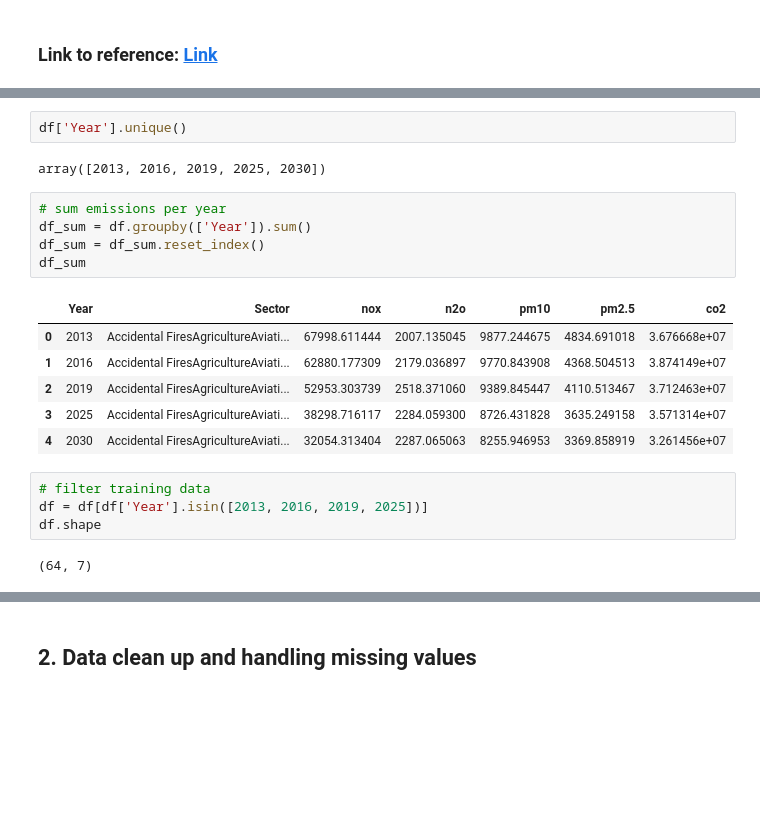
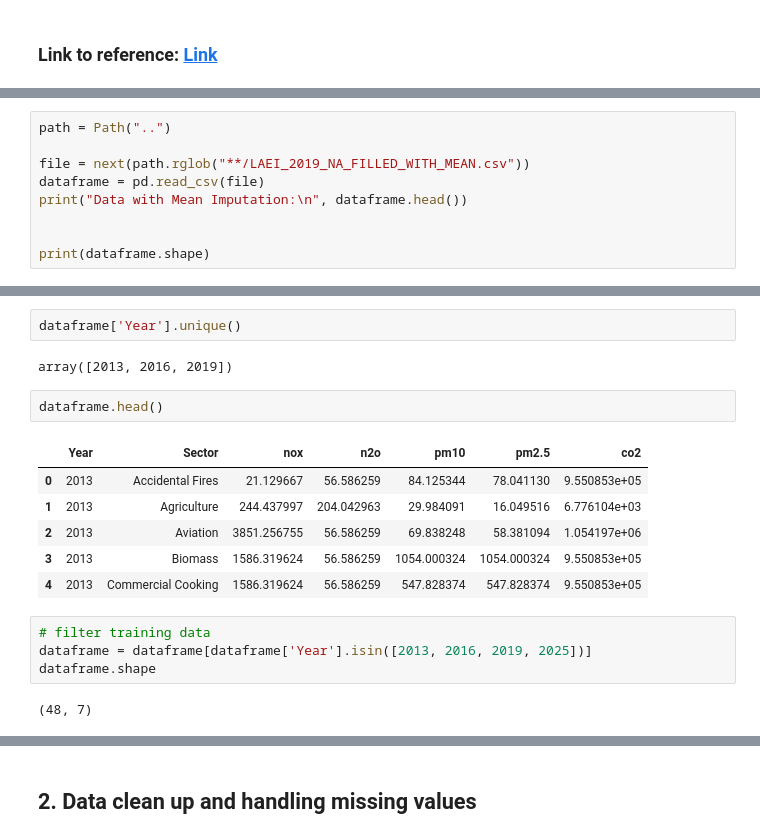
Before and after one commit to danilopsss/uol_group_d, a Jupyter notebook: ipynb_files/code/SVM.ipynb, the cells around one changed output, grey strips where cells are left out. Cells and saved outputs as stored; diff of their text form; blank space fills up the shorter version.

```diff
--- a/ipynb_files/svm.ipynb
+++ b/ipynb_files/code/SVM.ipynb
@@ -38,0 +23,9 @@ df.head()
+# %%
+path = Path("..")
+
+file = next(path.rglob("**/LAEI_2019_NA_FILLED_WITH_MEAN.csv"))
+dataframe = pd.read_csv(file)
+print("Data with Mean Imputation:\n", dataframe.head())
+
+
+print(dataframe.shape)
@@ -39,22 +48,19 @@ df.head()
 # %%
-df['Year'].unique()
+dataframe['Year'].unique()
 # %% [output]
-array([2013, 2016, 2019, 2025, 2030])
+array([2013, 2016, 2019])
-# %%
-# sum emissions per year
-df_sum = df.groupby(['Year']).sum()
-df_sum = df_sum.reset_index()
-df_sum
-# %% [output]
-|  | Year | Sector | nox | n2o | pm10 | pm2.5 | co2 |
-| 0 | 2013 | Accidental FiresAgricultureAviati... | 67998.611444 | 2007.135045 | 9877.244675 | 4834.691018 | 3.676668e+07 |
-| 1 | 2016 | Accidental FiresAgricultureAviati... | 62880.177309 | 2179.036897 | 9770.843908 | 4368.504513 | 3.874149e+07 |
-| 2 | 2019 | Accidental FiresAgricultureAviati... | 52953.303739 | 2518.371060 | 9389.845447 | 4110.513467 | 3.712463e+07 |
-| 3 | 2025 | Accidental FiresAgricultureAviati... | 38298.716117 | 2284.059300 | 8726.431828 | 3635.249158 | 3.571314e+07 |
-| 4 | 2030 | Accidental FiresAgricultureAviati... | 32054.313404 | 2287.065063 | 8255.946953 | 3369.858919 | 3.261456e+07 |
+# %%
+dataframe.head()
+# %% [output]
+|  | Year | Sector | nox | n2o | pm10 | pm2.5 | co2 |
+| 0 | 2013 | Accidental Fires | 21.129667 | 56.586259 | 84.125344 | 78.041130 | 9.550853e+05 |
+| 1 | 2013 | Agriculture | 244.437997 | 204.042963 | 29.984091 | 16.049516 | 6.776104e+03 |
+| 2 | 2013 | Aviation | 3851.256755 | 56.586259 | 69.838248 | 58.381094 | 1.054197e+06 |
+| 3 | 2013 | Biomass | 1586.319624 | 56.586259 | 1054.000324 | 1054.000324 | 9.550853e+05 |
+| 4 | 2013 | Commercial Cooking | 1586.319624 | 56.586259 | 547.828374 | 547.828374 | 9.550853e+05 |
 # %%
 # filter training data
-df = df[df['Year'].isin([2013, 2016, 2019, 2025])]
-df.shape
+dataframe = dataframe[dataframe['Year'].isin([2013, 2016, 2019, 2025])]
+dataframe.shape
 # %% [output]
-(64, 7)
+(48, 7)
```
Also changed, not shown: parts of 18 cells of this notebook, 9 other files.
